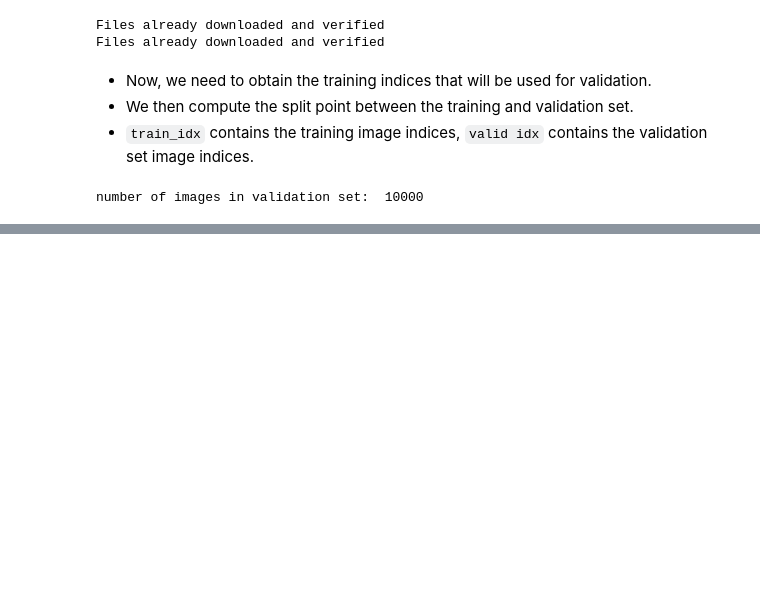
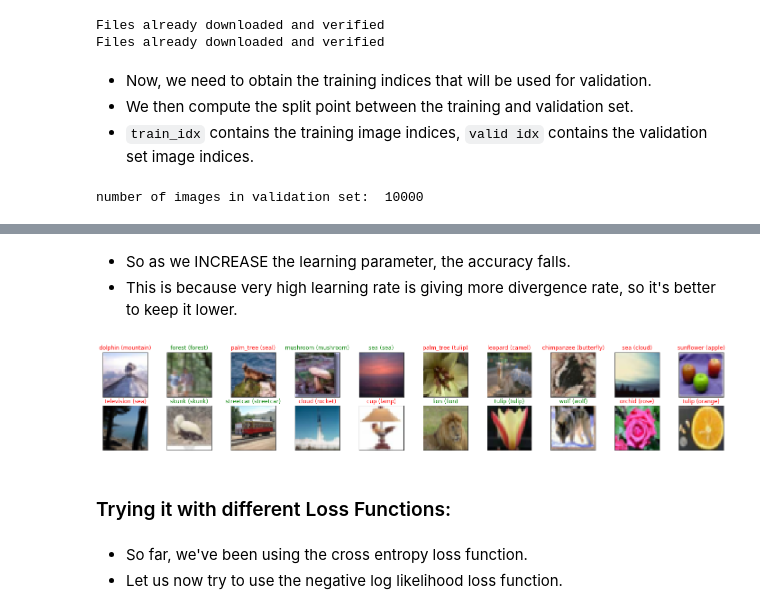
Before and after one commit to BonJovi1/CNN-Image-Classification, a Jupyter notebook: code.ipynb, the cells around one changed output, grey strips where cells are left out. Drawn from its saved outputs; the diff is of its cells as text; code cells hidden in the pictures; blank space fills up the shorter version.

```diff
--- a/code.ipynb
+++ b/code.ipynb
@@ -306,0 +465,3 @@ for idx in np.arange(20):
+# %%
+model1.load_state_dict(torch.load('cross_entropy_0.1.pt'))
+compute_accuracy(model1, optimizer1, criterion1)
@@ -306,0 +486,29 @@ for idx in np.arange(20):
+# %% [markdown]
+- So as we INCREASE the learning parameter, the accuracy falls.
+- This is because very high learning rate is giving more divergence rate, so it's better to keep it lower.
+# %%
+# obtain one batch of test images
+dataiter = iter(test_loader)
+images, labels = dataiter.next()
+images.numpy()
+
+# get sample outputs
+output = model1(images)
+# convert output probabilities to predicted class
+_, preds_tensor = torch.max(output, 1)
+preds = np.squeeze(preds_tensor.numpy())
+
+# plot the images in the batch, along with predicted and true labels
+fig = plt.figure(figsize=(25, 4))
+for idx in np.arange(20):
+    ax = fig.add_subplot(2, 20/2, idx+1, xticks=[], yticks=[])
+    imshow(images.cpu()[idx])
+    ax.set_title("{} ({})".format(classes[preds[idx]], classes[labels[idx]]),
+                 color=("green" if preds[idx]==labels[idx].item() else "red"))
+# %% [output]
+[figure, added]
+# %% [markdown]
+### Trying it with different Loss Functions:
+# %% [markdown]
+- So far, we've been using the cross entropy loss function.
+- Let us now try to use the negative log likelihood loss function.
```
Also changed, not shown: parts of 46 cells of this notebook, 2 other files.
